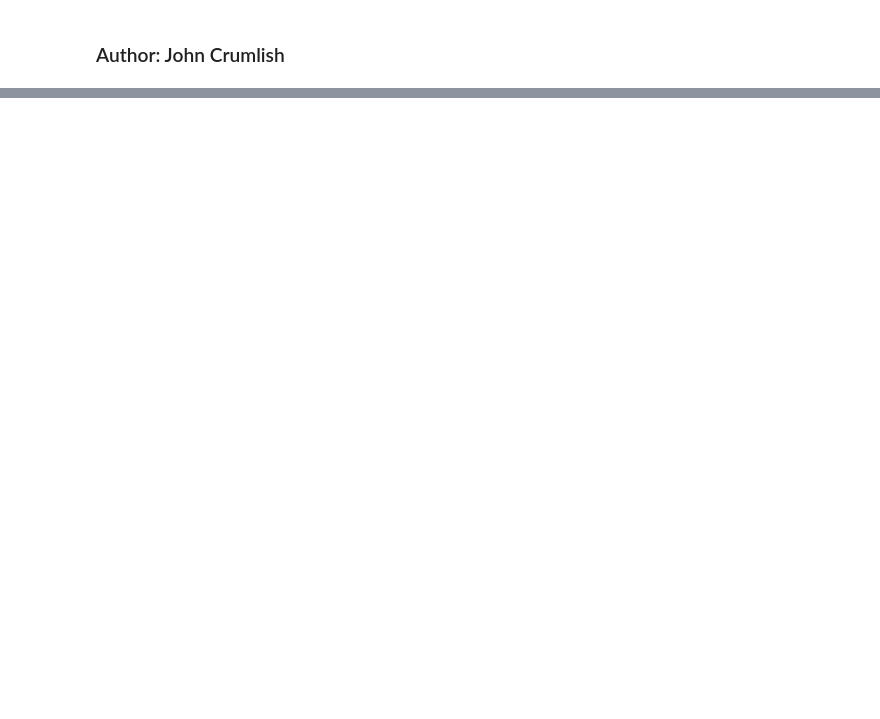
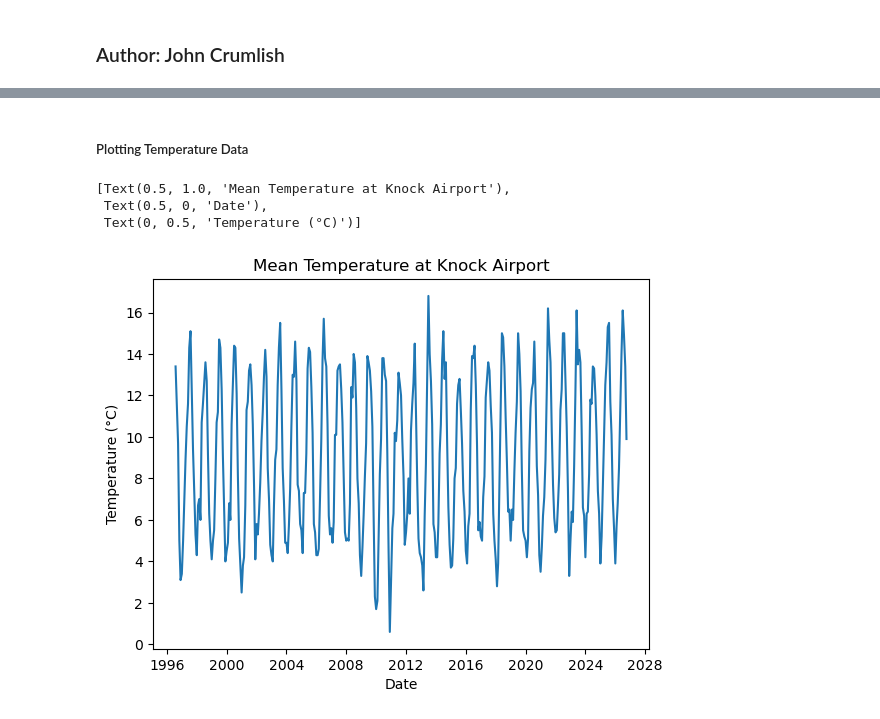
Before and after one commit to johncrumlish25/programming-for-data-analytics, a Jupyter notebook: assignments/assignment06-weather.ipynb, the cells around one changed output, grey strips where cells are left out. Drawn from its saved outputs; the diff is of its cells as text; code cells hidden in the pictures; blank space fills up the shorter version.

Commit message:
Added code and graphs relating Knock Airport average temperature and wind speeds

```diff
--- a/assignments/assignment06-weather.ipynb
+++ b/assignments/assignment06-weather.ipynb
@@ -9,0 +5,9 @@ FileNotFoundError: [Errno 2] No such file or directory: ''
+# %%
+# read the CSV file
+datadir = "../data/"
+filename = datadir + "mly4935.csv"
+# %%
+# read the CSV file and skip the intro information
+df = pd.read_csv(filename, skiprows=19)
+
+df.head(5)
@@ -9,0 +23,4 @@ FileNotFoundError: [Errno 2] No such file or directory: ''
+# %%
+# create a day column and set every date to the first day of the month
+df["day"] = 1
+df.head(3)
@@ -9,0 +32,6 @@ FileNotFoundError: [Errno 2] No such file or directory: ''
+# %%
+# combine the year, month and day columns into a single date column
+df["date"] = pd.to_datetime(df[["year", "month", "day"]])
+
+# Display the year, month and date columns
+df[["year", "month", "day", "date"]].head(5)
@@ -9,0 +45,17 @@ FileNotFoundError: [Errno 2] No such file or directory: ''
+# %% [markdown]
+##### Plotting Temperature Data
+# %%
+# import seaborn for plotting
+import seaborn as sns
+
+# plot mean temperature over time
+sns.lineplot(data=df, x="date", y="meant").set(
+    title="Mean Temperature at Knock Airport",
+    xlabel="Date",
+    ylabel="Temperature (°C)"
+)
+# %% [output]
+[Text(0.5, 1.0, 'Mean Temperature at Knock Airport'),
+ Text(0.5, 0, 'Date'),
+ Text(0, 0.5, 'Temperature (°C)')]
+[figure, added]
```
Also changed, not shown: parts of 14 cells of this notebook, 1 other file.
